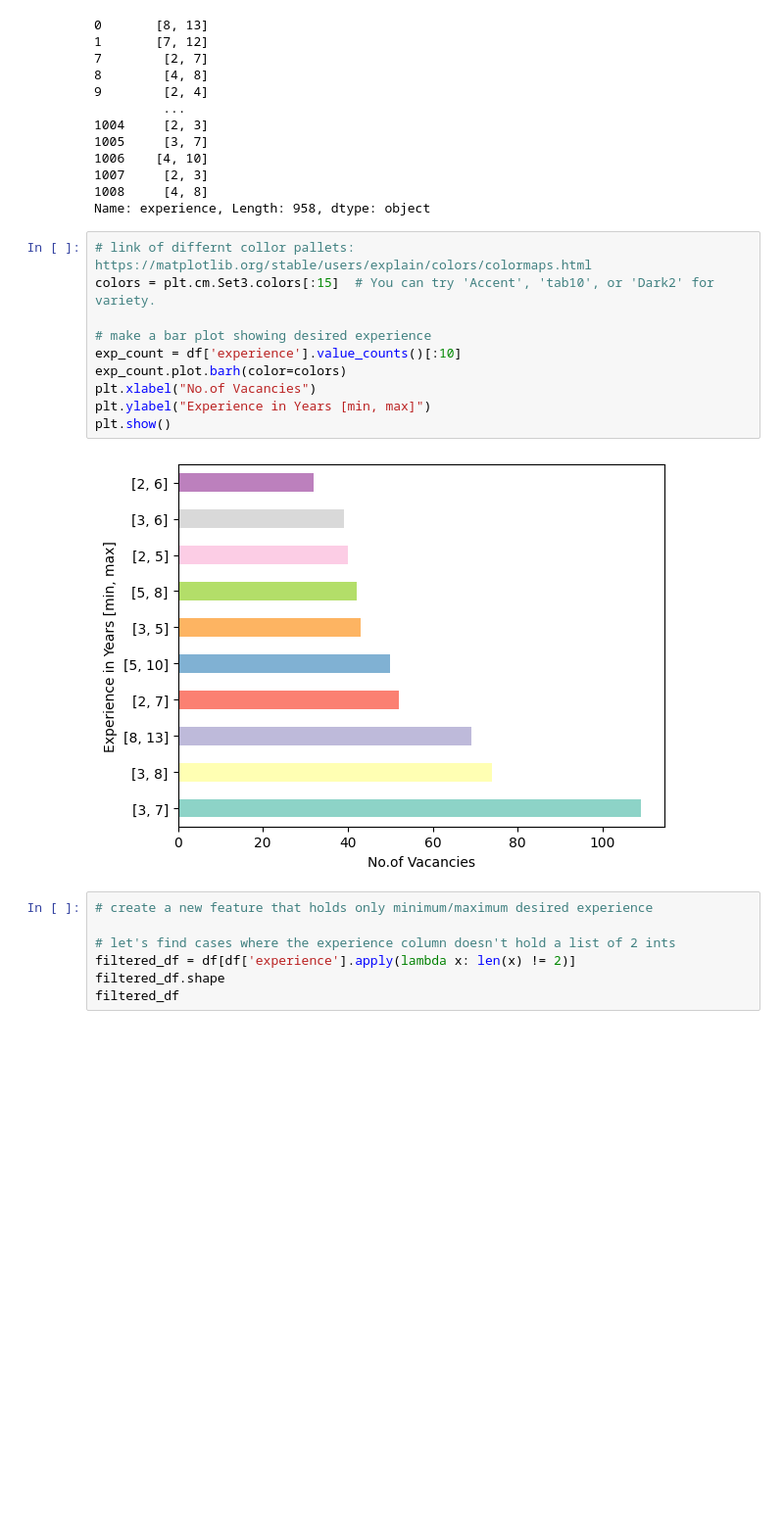
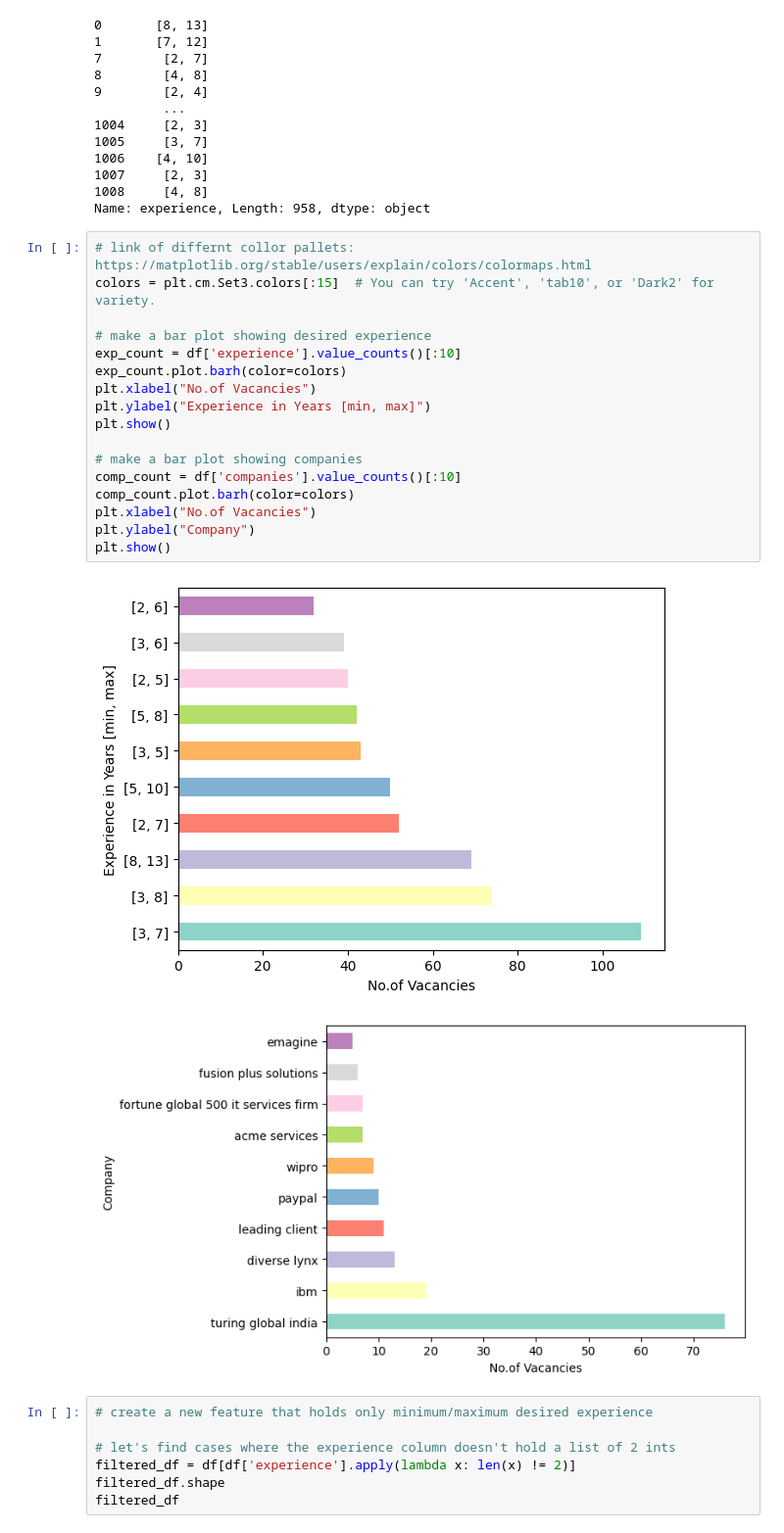
Before and after one commit to zkhechadoorian/datasciNaukri, a Jupyter notebook: notebooks/clean.ipynb, the cells around one changed output. Shown: that part at 98% size. Cells and saved outputs as stored; diff of their text form; blank space fills up the shorter version.

```diff
--- a/notebooks/clean.ipynb
+++ b/notebooks/clean.ipynb
@@ -158,15 +158,23 @@ Name: experience, Length: 958, dtype: object
 # %%
 # link of differnt collor pallets: https://matplotlib.org/stable/users/explain/colors/colormaps.html
 colors = plt.cm.Set3.colors[:15]  # You can try 'Accent', 'tab10', or 'Dark2' for variety.
 
 # make a bar plot showing desired experience
 exp_count = df['experience'].value_counts()[:10]
 exp_count.plot.barh(color=colors)
 plt.xlabel("No.of Vacancies")
 plt.ylabel("Experience in Years [min, max]")
 plt.show()
+
+# make a bar plot showing companies
+comp_count = df['companies'].value_counts()[:10]
+comp_count.plot.barh(color=colors)
+plt.xlabel("No.of Vacancies")
+plt.ylabel("Company")
+plt.show()
 # %% [output]
 [figure]
+[figure, added]
 # %%
 # create a new feature that holds only minimum/maximum desired experience
 
```
Also changed, not shown: parts of 35 cells of this notebook, 1 other file.
